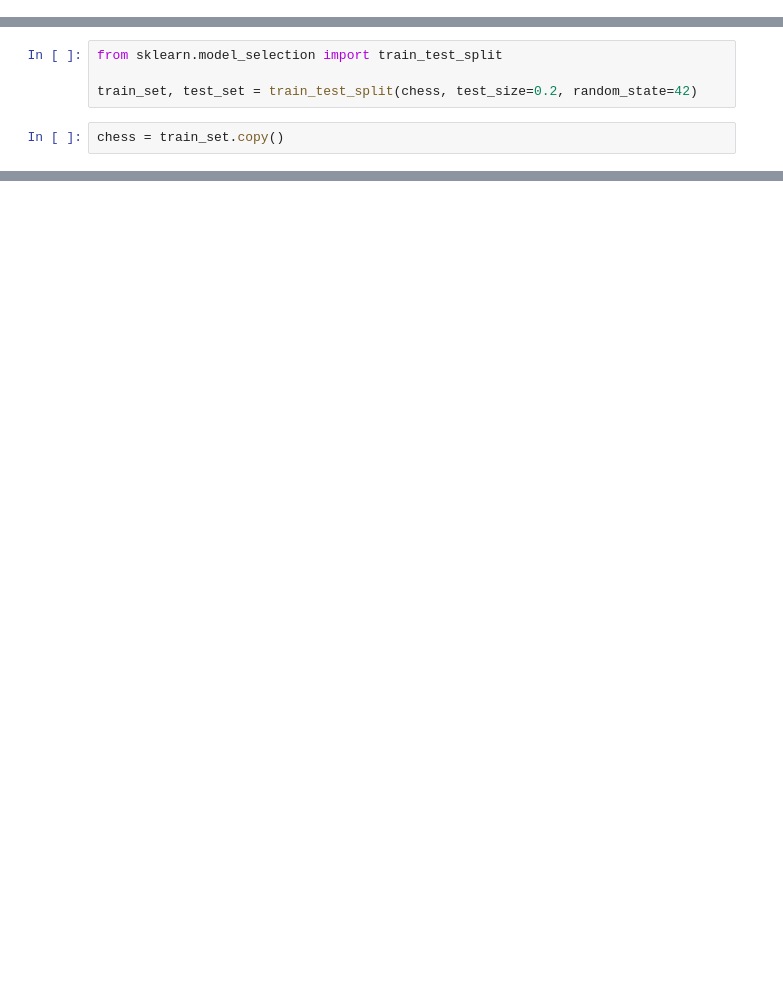
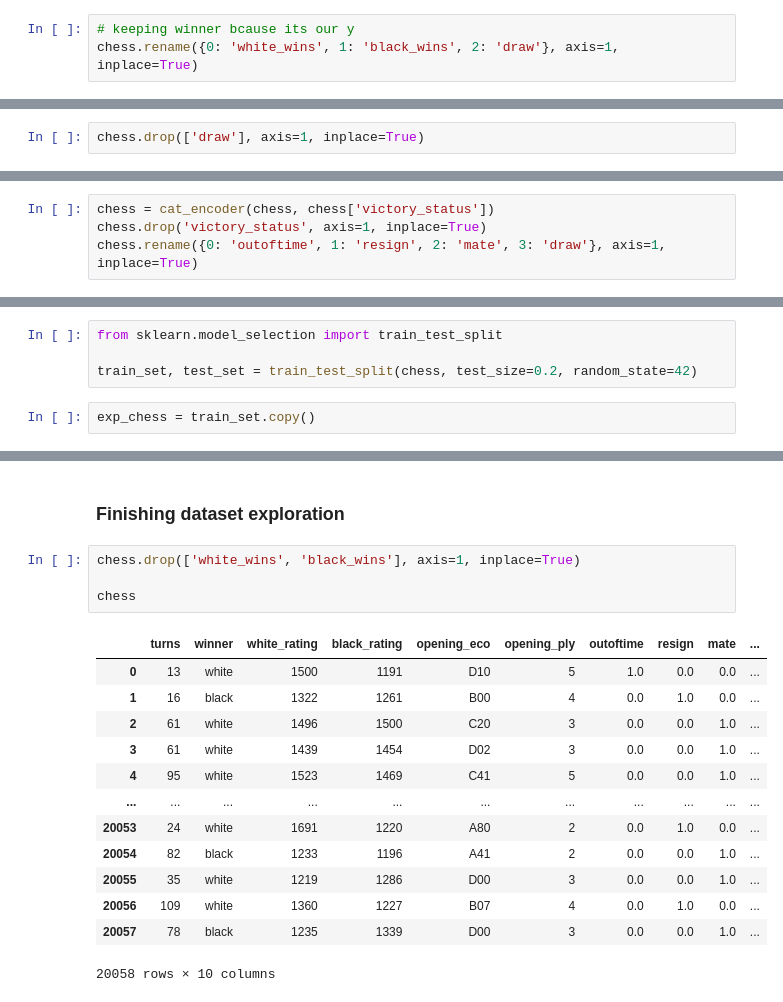
Before and after one commit to ceschini/lichess_win_prediction, a Jupyter notebook: ml_chess_predict.ipynb, the cells around one changed output, grey strips where cells are left out. Cells and saved outputs as stored; diff of their text form; blank space fills up the shorter version.

Commit message:
preprocessing and df split done, stuck at opening eco

```diff
--- a/ml_chess_predict.ipynb
+++ b/ml_chess_predict.ipynb
@@ -109,0 +155,3 @@ chess['opening_eco'].unique().size
+# %%
+# keeping winner bcause its our y
+chess.rename({0: 'white_wins', 1: 'black_wins', 2: 'draw'}, axis=1, inplace=True)
@@ -109,0 +160,2 @@ chess['opening_eco'].unique().size
+# %%
+chess.drop(['draw'], axis=1, inplace=True)
@@ -109,0 +177,4 @@ chess['opening_eco'].unique().size
+# %%
+chess = cat_encoder(chess, chess['victory_status'])
+chess.drop('victory_status', axis=1, inplace=True)
+chess.rename({0: 'outoftime', 1: 'resign', 2: 'mate', 3: 'draw'}, axis=1, inplace=True)
@@ -112,5 +198,5 @@ from sklearn.model_selection import train_test_split
 
 train_set, test_set = train_test_split(chess, test_size=0.2, random_state=42)
 # %%
-chess = train_set.copy()
+exp_chess = train_set.copy()
 # %%
@@ -121,0 +239,20 @@ KeyError: 'winner'
+# %% [markdown]
+### Finishing dataset exploration
+# %%
+chess.drop(['white_wins', 'black_wins'], axis=1, inplace=True)
+
+chess
+# %% [output]
+|  | turns | winner | white_rating | black_rating | opening_eco | opening_ply | outoftime | resign | mate | ... |
+| 0 | 13 | white | 1500 | 1191 | D10 | 5 | 1.0 | 0.0 | 0.0 | ... |
+| 1 | 16 | black | 1322 | 1261 | B00 | 4 | 0.0 | 1.0 | 0.0 | ... |
+| 2 | 61 | white | 1496 | 1500 | C20 | 3 | 0.0 | 0.0 | 1.0 | ... |
+| 3 | 61 | white | 1439 | 1454 | D02 | 3 | 0.0 | 0.0 | 1.0 | ... |
+| 4 | 95 | white | 1523 | 1469 | C41 | 5 | 0.0 | 0.0 | 1.0 | ... |
+| ... | ... | ... | ... | ... | ... | ... | ... | ... | ... | ... |
+| 20053 | 24 | white | 1691 | 1220 | A80 | 2 | 0.0 | 1.0 | 0.0 | ... |
+| 20054 | 82 | black | 1233 | 1196 | A41 | 2 | 0.0 | 0.0 | 1.0 | ... |
+| 20055 | 35 | white | 1219 | 1286 | D00 | 3 | 0.0 | 0.0 | 1.0 | ... |
+| 20056 | 109 | white | 1360 | 1227 | B07 | 4 | 0.0 | 1.0 | 0.0 | ... |
+| 20057 | 78 | black | 1235 | 1339 | D00 | 3 | 0.0 | 0.0 | 1.0 | ... |
+20058 rows × 10 columns
```
Also changed, not shown: parts of 26 cells of this notebook.
